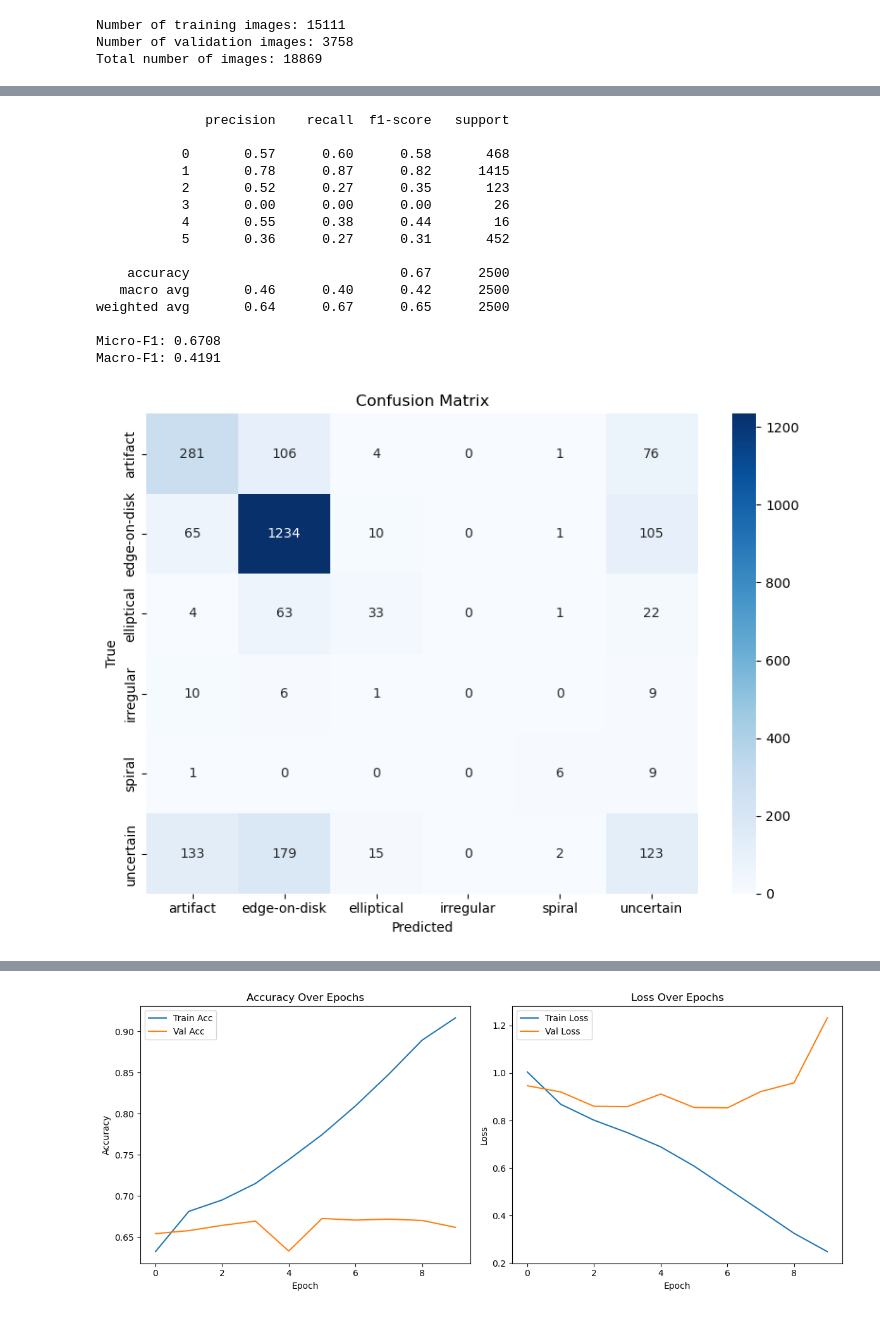
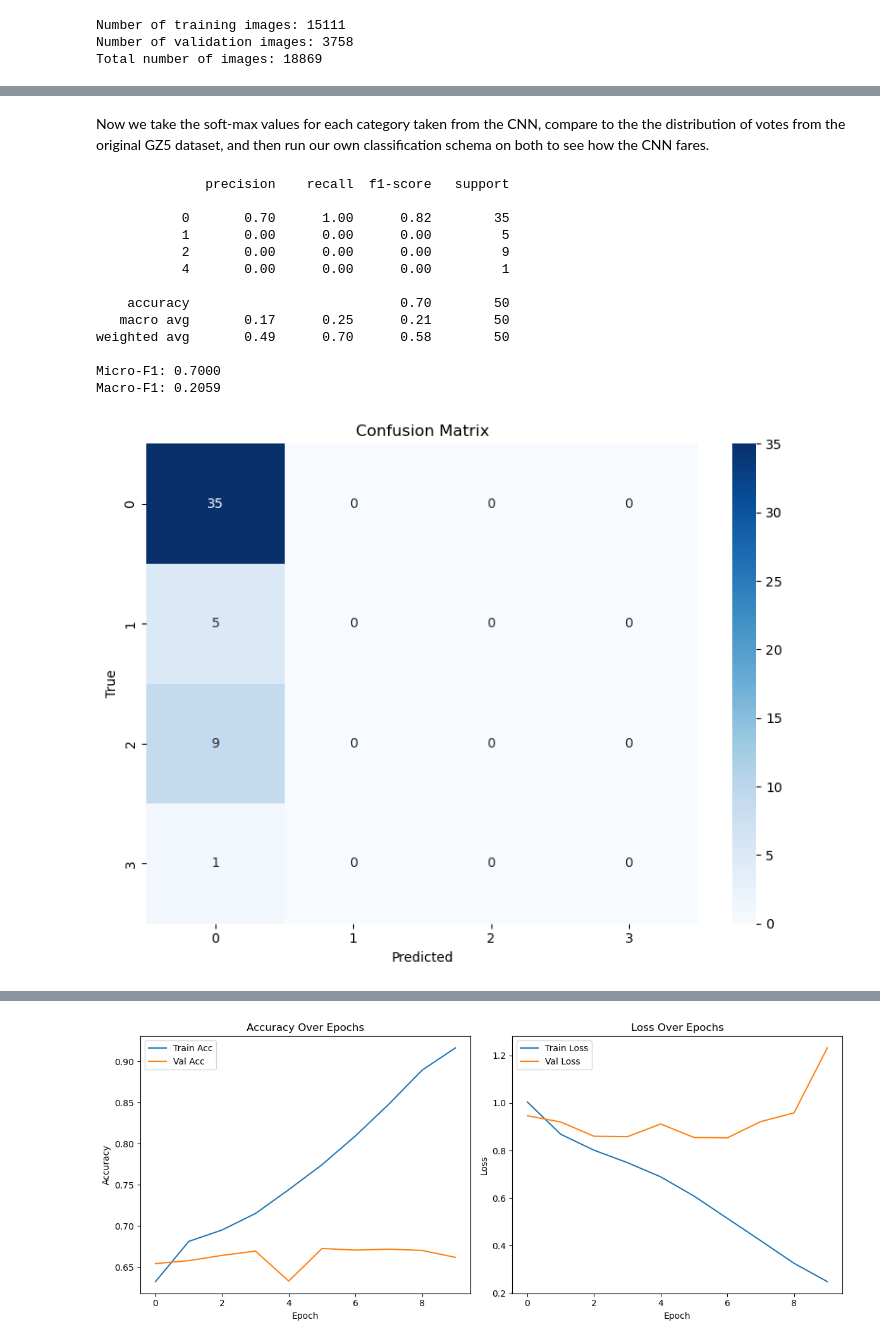
Before and after one commit to ChamillaTerp/AML2025_FinalProject, a Jupyter notebook: Mark/GalaxyClassifier.ipynb, the cells around one changed output, grey strips where cells are left out. Saved outputs shown, nothing was run; the diff lists cells and outputs as text; code cells hidden in the pictures.

Commit message:
Changes to labels and classification CNN

```diff
--- a/Mark/GalaxyClassifier.ipynb
+++ b/Mark/GalaxyClassifier.ipynb
@@ -279,4 +316,11 @@ from classifier_functions import GalaxyDataGenerator
 # %%
-train_df = gz5_data_simplified[gz5_data_simplified['iauname'].isin(image_filenames_train[0:10000])].copy()[['iauname', 'classification']]
-val_df = gz5_data_simplified[gz5_data_simplified['iauname'].isin(image_filenames_val[0:2500])].copy()[['iauname', 'classification']]
+vote_columns = ['elliptical', 'lenticular', 'spiral', 'irregular', 'artifact']
+
+train_df = gz5_data_votes[gz5_data_votes['iauname'].isin(image_filenames_train[0:2000])].copy()
+train_df[vote_columns] = train_df[vote_columns].div(train_df['total_votes'], axis=0)
+train_df = train_df.drop(columns=['vote_check', 'total_votes'])
+
+val_df = gz5_data_votes[gz5_data_votes['iauname'].isin(image_filenames_val[0:400])].copy()
+val_df[vote_columns] = val_df[vote_columns].div(val_df['total_votes'], axis=0)
+val_df = val_df.drop(columns=['vote_check', 'total_votes'])
 # %%
@@ -311,5 +357,5 @@ Model: "sequential"
 from keras.callbacks import EarlyStopping
 early_stop = EarlyStopping(patience=3, restore_best_weights=True)
 
-history = model.fit(train_gen, validation_data=val_gen, epochs=20, callbacks=[early_stop])
+history = model.fit(train_gen, validation_data=val_gen, epochs=10, callbacks=[early_stop])
 # %% [output]
@@ -336 +363,3 @@ Epoch 10/20
+# %% [markdown]
+Now we take the soft-max values for each category taken from the CNN, compare to the the distribution of votes from the original GZ5 dataset, and then run our own classification schema on both to see how the CNN fares.
 # %%
@@ -351,6 +402,12 @@ for batch_imgs, batch_labels in val_gen:
+# %%
+merged_df['pred_class'] = np.argmax(y_pred, axis=1)
+merged_df['true_class'] = np.argmax(y_true, axis=1)
 # %%
+y_true = merged_df['true_class']
+y_pred = merged_df['pred_class']
+
 from sklearn.metrics import classification_report, confusion_matrix, f1_score
-class_names = sorted(train_df['classification'].unique())
+# class_names = sorted(train_df['classification'].unique())
 
 print(classification_report(y_true, y_pred))
 
@@ -362,30 +419,28 @@ print(f"Macro-F1: {macro_f1:.4f}\n")
 # %% [output]
               precision    recall  f1-score   support
 
-           0       0.57      0.60      0.58       468
-           1       0.78      0.87      0.82      1415
-           2       0.52      0.27      0.35       123
-           3       0.00      0.00      0.00        26
-           4       0.55      0.38      0.44        16
-           5       0.36      0.27      0.31       452
+           0       0.70      1.00      0.82        35
+           1       0.00      0.00      0.00         5
+           2       0.00      0.00      0.00         9
+           4       0.00      0.00      0.00         1
 
-    accuracy                           0.67      2500
-   macro avg       0.46      0.40      0.42      2500
-weighted avg       0.64      0.67      0.65      2500
+    accuracy                           0.70        50
+   macro avg       0.17      0.25      0.21        50
+weighted avg       0.49      0.70      0.58        50
 
-Micro-F1: 0.6708
-Macro-F1: 0.4191
+Micro-F1: 0.7000
+Macro-F1: 0.2059
 # %%
 import seaborn as sns
 
 cm = confusion_matrix(y_true, y_pred)
 
 plt.figure(figsize=(8,6))
-sns.heatmap(cm, annot=True, fmt='d', xticklabels=class_names, yticklabels=class_names, cmap='Blues')
+sns.heatmap(cm, annot=True, fmt='d', cmap='Blues')
 plt.xlabel("Predicted")
 plt.ylabel("True")
 plt.title("Confusion Matrix")
 plt.tight_layout()
 plt.show()
 # %% [output]
-[figure, old version]
+[figure, new version]
```
Also changed, not shown: parts of 27 cells of this notebook, 1 other file.
